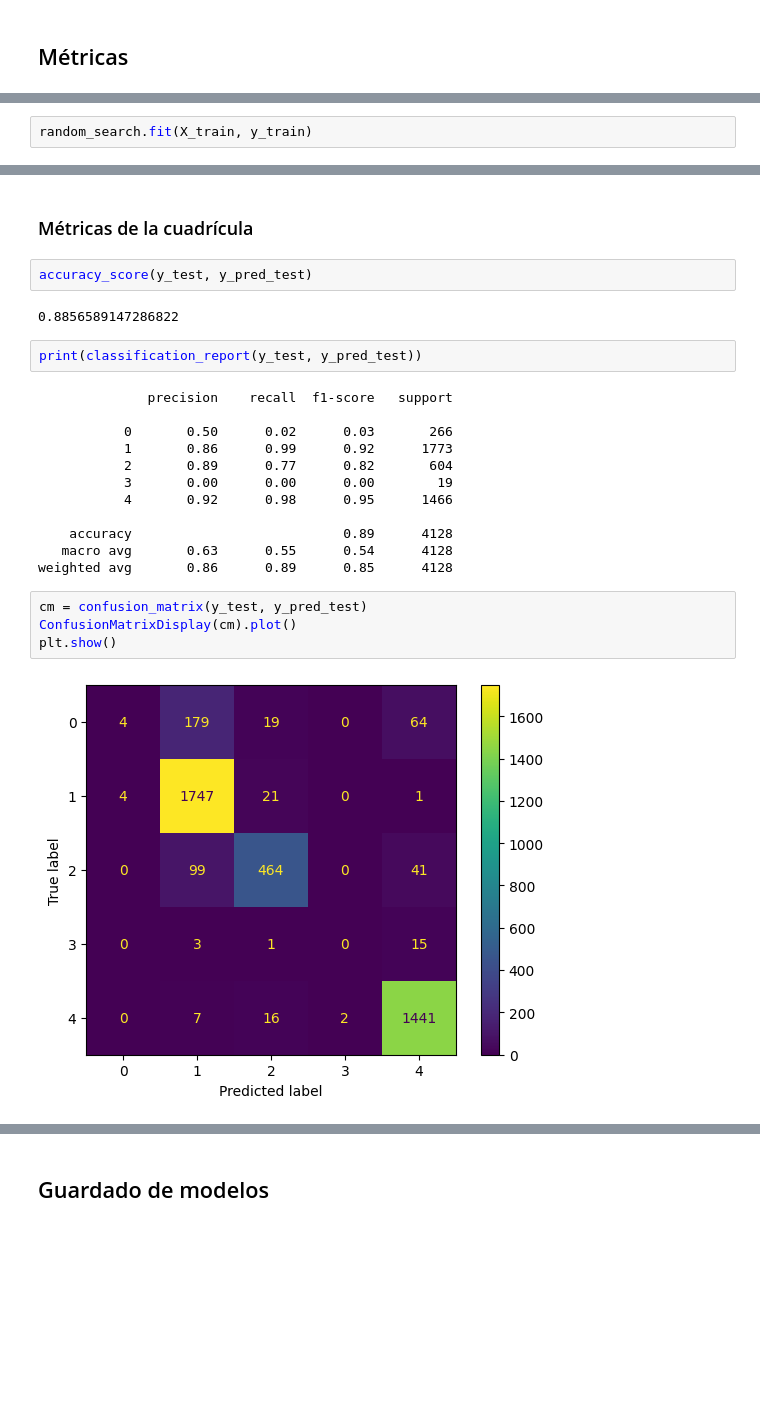
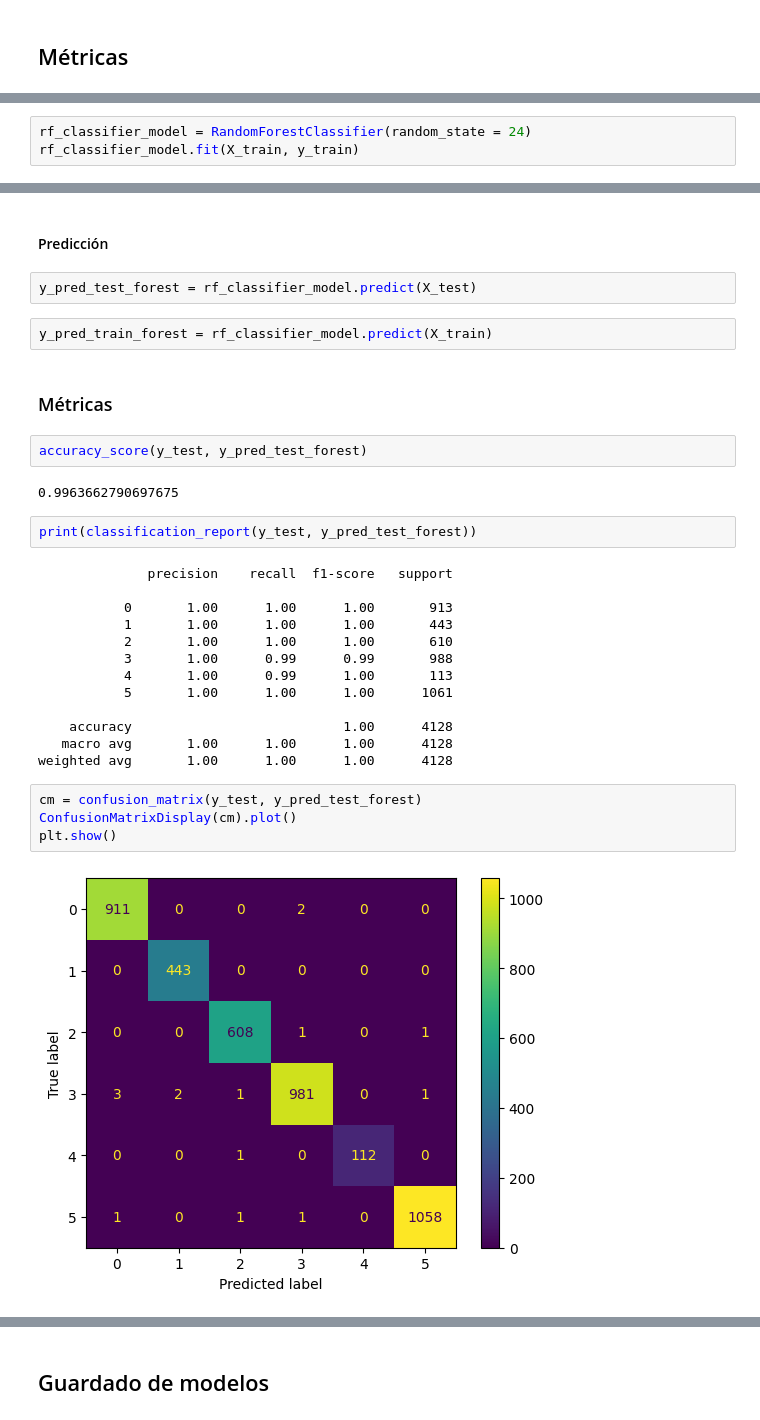
Before and after one commit to 4GeeksAcademy/sayons-intro-ml-new, a Jupyter notebook: src/09-k-means.ipynb, the cells around one changed output, grey strips where cells are left out. Saved outputs shown, nothing was run; the diff lists cells and outputs as text; blank space fills up the shorter version.

```diff
--- a/src/09-k-means.ipynb
+++ b/src/09-k-means.ipynb
@@ -102,3 +90,4 @@ random_search = RandomizedSearchCV(estimator=knn_model,
 # %%
-random_search.fit(X_train, y_train)
+rf_classifier_model = RandomForestClassifier(random_state = 24)
+rf_classifier_model.fit(X_train, y_train)
 # %% [output]
@@ -145,26 +106,33 @@ y_pred_train = grid_knn.predict(X_train)
+# %% [markdown]
+#### Predicción
+# %%
+y_pred_test_forest = rf_classifier_model.predict(X_test)
+# %%
+y_pred_train_forest = rf_classifier_model.predict(X_train)
 # %% [markdown]
-### Métricas de la cuadrícula
+### Métricas
 # %%
-accuracy_score(y_test, y_pred_test)
+accuracy_score(y_test, y_pred_test_forest)
 # %% [output]
-0.8856589147286822
+0.9963662790697675
 # %%
-print(classification_report(y_test, y_pred_test))
+print(classification_report(y_test, y_pred_test_forest))
 # %% [output]
               precision    recall  f1-score   support
 
-           0       0.50      0.02      0.03       266
-           1       0.86      0.99      0.92      1773
-           2       0.89      0.77      0.82       604
-           3       0.00      0.00      0.00        19
-           4       0.92      0.98      0.95      1466
+           0       1.00      1.00      1.00       913
+           1       1.00      1.00      1.00       443
+           2       1.00      1.00      1.00       610
+           3       1.00      0.99      0.99       988
+           4       1.00      0.99      1.00       113
+           5       1.00      1.00      1.00      1061
 
-    accuracy                           0.89      4128
-   macro avg       0.63      0.55      0.54      4128
-weighted avg       0.86      0.89      0.85      4128
+    accuracy                           1.00      4128
+   macro avg       1.00      1.00      1.00      4128
+weighted avg       1.00      1.00      1.00      4128
 # %%
-cm = confusion_matrix(y_test, y_pred_test)
+cm = confusion_matrix(y_test, y_pred_test_forest)
 ConfusionMatrixDisplay(cm).plot()
 plt.show()
 # %% [output]
-[figure, old version]
+[figure, new version]
```
Also changed, not shown: parts of 26 cells of this notebook, 15 other files.
